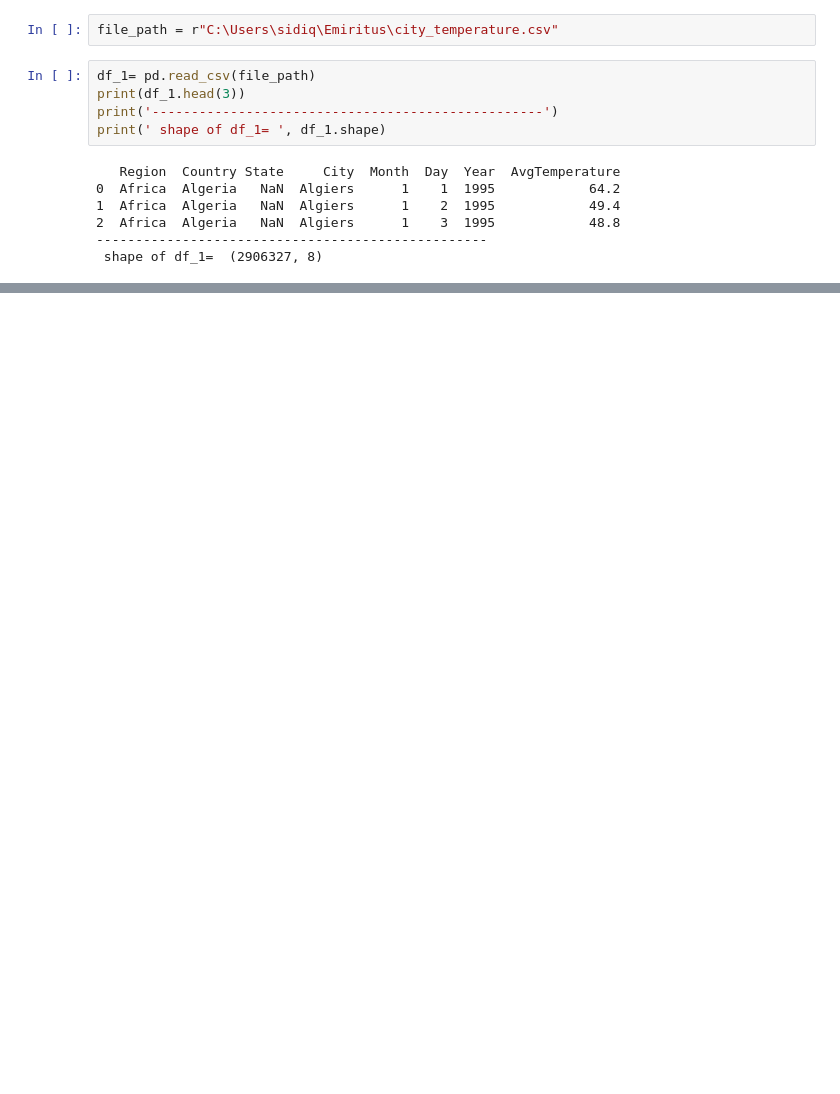
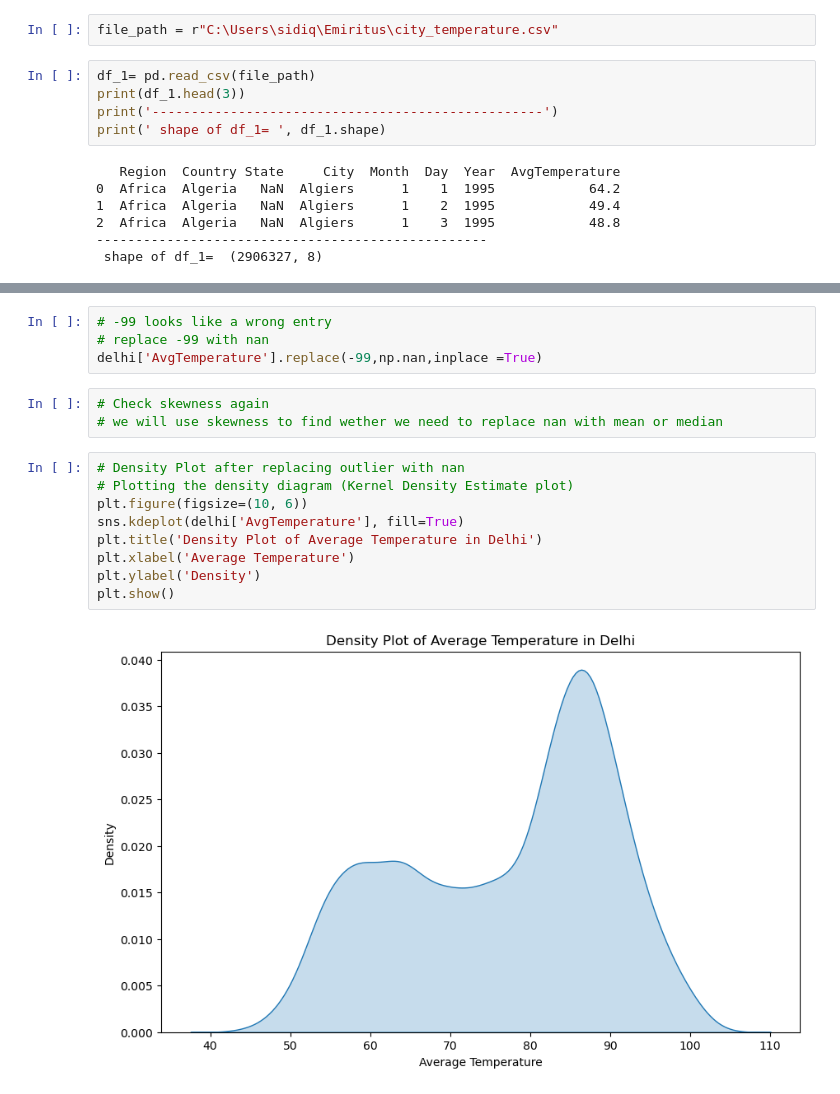
Before and after one commit to sidiquegithub/FIRST-REPO, a Jupyter notebook: CODE/Untitled.ipynb, the cells around one changed output, grey strips where cells are left out. Cells and saved outputs as stored; diff of their text form; blank space fills up the shorter version.

```diff
--- a/CODE/Untitled.ipynb
+++ b/CODE/Untitled.ipynb
@@ -18,0 +145,18 @@ print(' shape of df_1= ', df_1.shape)
+# %%
+# -99 looks like a wrong entry
+# replace -99 with nan
+delhi['AvgTemperature'].replace(-99,np.nan,inplace =True)
+# %%
+# Check skewness again
+# we will use skewness to find wether we need to replace nan with mean or median
+# %%
+# Density Plot after replacing outlier with nan
+# Plotting the density diagram (Kernel Density Estimate plot)
+plt.figure(figsize=(10, 6))
+sns.kdeplot(delhi['AvgTemperature'], fill=True)
+plt.title('Density Plot of Average Temperature in Delhi')
+plt.xlabel('Average Temperature')
+plt.ylabel('Density')
+plt.show()
+# %% [output]
+[figure, added]
```
Also changed, not shown: parts of 15 cells of this notebook.
